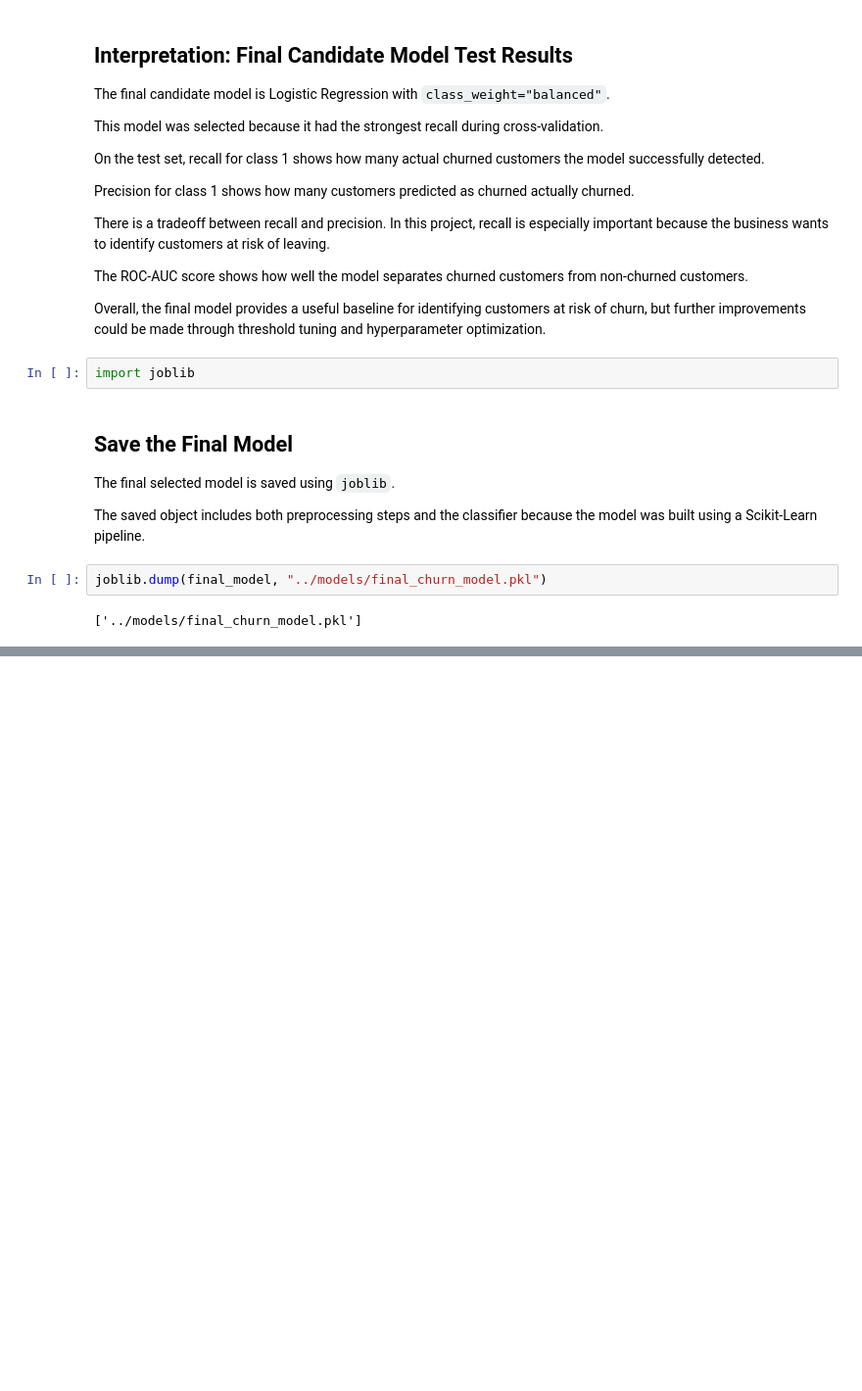
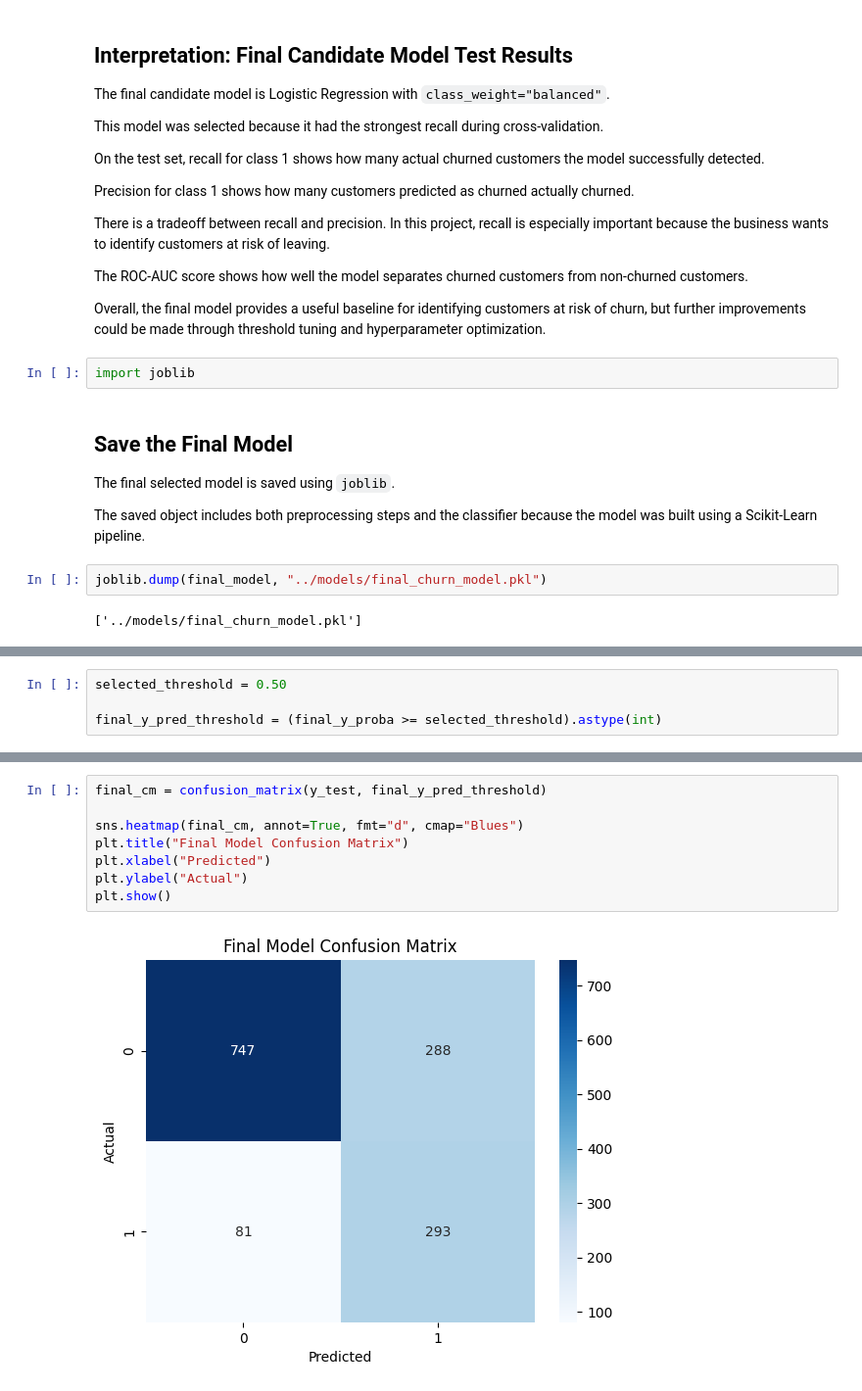
Before and after one commit to ElieAntoineGeagea/customer-churn-prediction, a Jupyter notebook: notebooks/02_preprocessing_modeling.ipynb, the cells around one changed output, grey strips where cells are left out. Shown at 98% size. Saved outputs shown, nothing was run; the diff lists cells and outputs as text; blank space fills up the shorter version.

```diff
--- a/notebooks/02_preprocessing_modeling.ipynb
+++ b/notebooks/02_preprocessing_modeling.ipynb
@@ -1036,0 +1109,4 @@ joblib.dump(final_model, "../models/final_churn_model.pkl")
+# %%
+selected_threshold = 0.50
+
+final_y_pred_threshold = (final_y_proba >= selected_threshold).astype(int)
@@ -1036,0 +1176,10 @@ joblib.dump(final_model, "../models/final_churn_model.pkl")
+# %%
+final_cm = confusion_matrix(y_test, final_y_pred_threshold)
+
+sns.heatmap(final_cm, annot=True, fmt="d", cmap="Blues")
+plt.title("Final Model Confusion Matrix")
+plt.xlabel("Predicted")
+plt.ylabel("Actual")
+plt.show()
+# %% [output]
+[figure, added]
```
Also changed, not shown: parts of 25 cells of this notebook.
